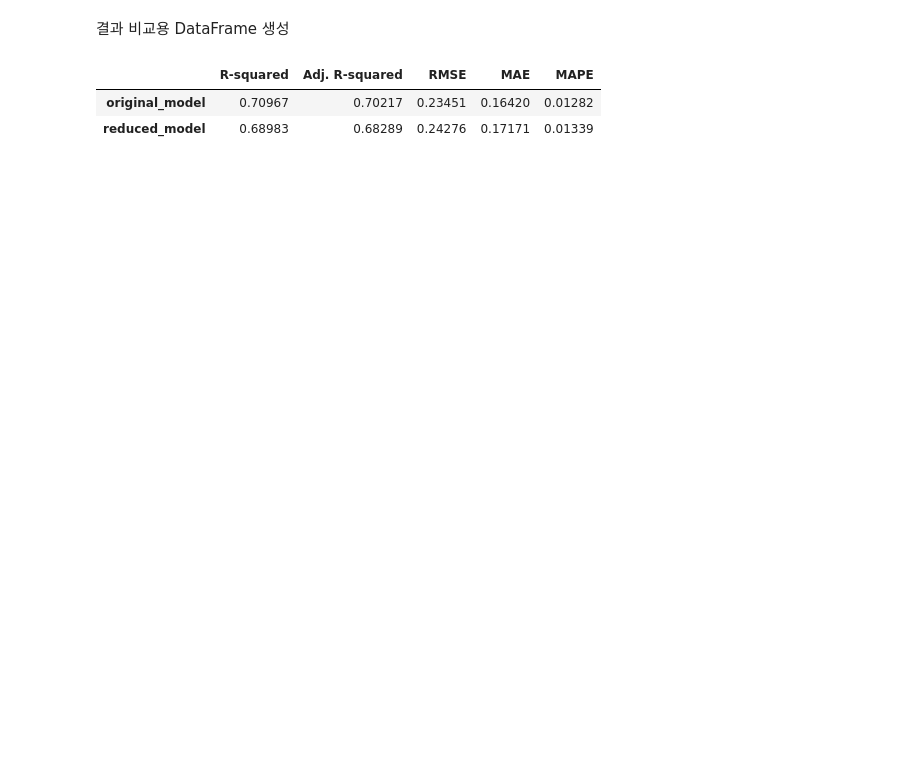
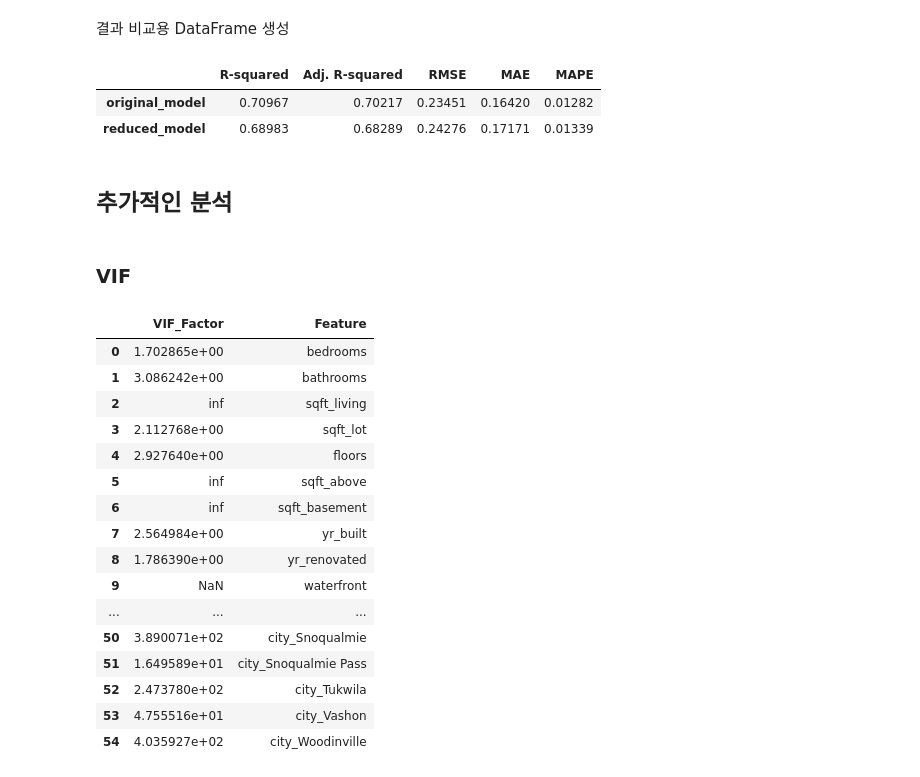
Before and after one commit to umkiyoung/MultivariateAnalysis, a Jupyter notebook: Assignments/Assignment_1/MLR.ipynb, the cells around one changed output. Saved outputs shown, nothing was run; the diff lists cells and outputs as text; code cells hidden in the pictures; blank space fills up the shorter version.

```diff
--- a/Assignments/Assignment_1/MLR.ipynb
+++ b/Assignments/Assignment_1/MLR.ipynb
@@ -1060,3 +1060,39 @@ pd.DataFrame({'original_model':original, 'reduced_model':reduced}, index = ['R-s
 |  | R-squared | Adj. R-squared | RMSE | MAE | MAPE |
 | original_model | 0.70967 | 0.70217 | 0.23451 | 0.16420 | 0.01282 |
 | reduced_model | 0.68983 | 0.68289 | 0.24276 | 0.17171 | 0.01339 |
+# %% [markdown]
+## 추가적인 분석
+# %% [markdown]
+### VIF
+# %%
+Seed = 1000
+test_size = 0.3
+df_train, df_test = train_test_split(dt_outlier_ers_3, test_size=test_size, random_state=Seed)
+X_train = df_train.iloc[:,1:]
+# %%
+def vif(X_train):
+    vif = pd.DataFrame()
+    vif['VIF_Factor'] = [variance_inflation_factor(X_train.values, i) for i in range(X_train.shape[1])]
+    vif['Feature'] = X_train.columns
+    return vif
+
+vif = vif(X_train)
+vif
+# %% [output]
+|  | VIF_Factor | Feature |
+| 0 | 1.702865e+00 | bedrooms |
+| 1 | 3.086242e+00 | bathrooms |
+| 2 | inf | sqft_living |
+| 3 | 2.112768e+00 | sqft_lot |
+| 4 | 2.927640e+00 | floors |
+| 5 | inf | sqft_above |
+| 6 | inf | sqft_basement |
+| 7 | 2.564984e+00 | yr_built |
+| 8 | 1.786390e+00 | yr_renovated |
+| 9 | NaN | waterfront |
+| ... | ... | ... |
+| 50 | 3.890071e+02 | city_Snoqualmie |
+| 51 | 1.649589e+01 | city_Snoqualmie Pass |
+| 52 | 2.473780e+02 | city_Tukwila |
+| 53 | 4.755516e+01 | city_Vashon |
+| 54 | 4.035927e+02 | city_Woodinville |
```
Also changed, not shown: parts of 11 cells of this notebook.
